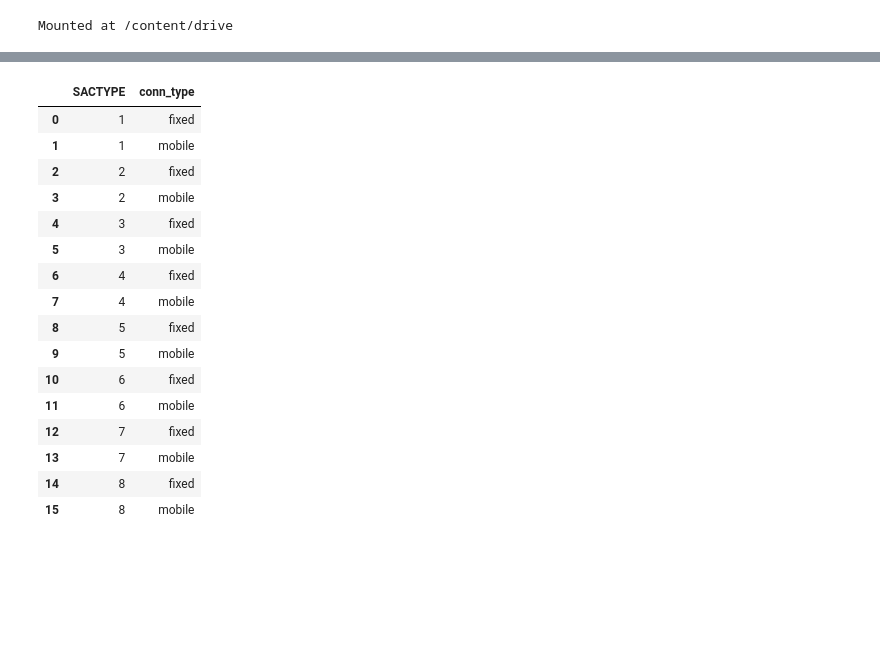
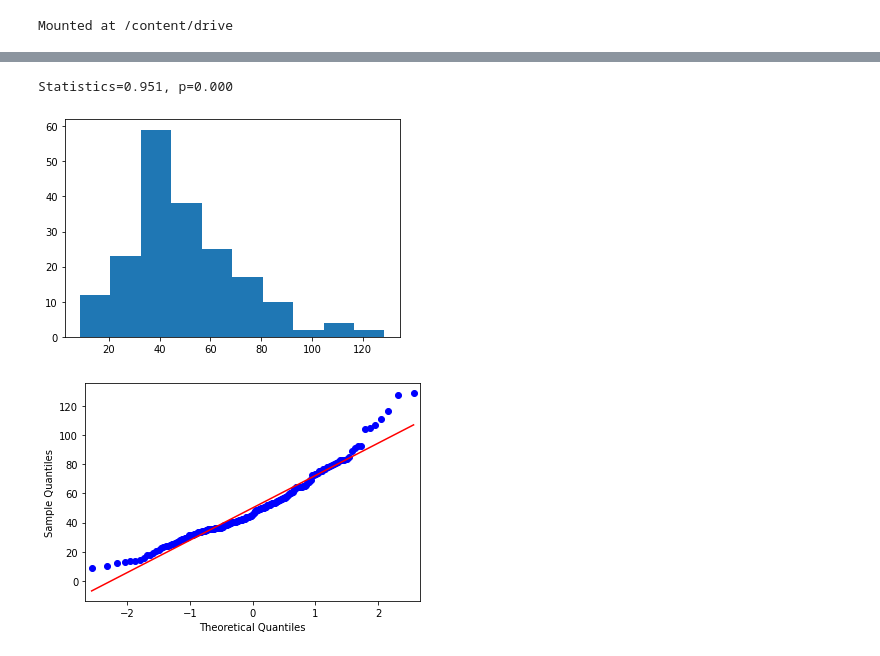
Before and after one commit to rennydoig/ssc22-case-comp, a Jupyter notebook: sonny_dir/F11-forecasting-sactype.ipynb, the cells around one changed output, grey strips where cells are left out. Drawn from its saved outputs; the diff is of its cells as text; code cells hidden in the pictures; blank space fills up the shorter version.

```diff
--- a/sonny_dir/F11-forecasting-sactype.ipynb
+++ b/sonny_dir/F11-forecasting-sactype.ipynb
@@ -131,33 +163,17 @@ val_set = d_data.loc[val_idx, :].reset_index(drop=True)
-# %%
-# create a subset to store true values and forecasts
-f_set = val_set[[group, 'conn_type', 'avg_d_mbps']].sort_values(by=[group, 'conn_type']).reset_index(drop=True)
-
-# As we train & make forecasts, create a column for that model and store it.
-# for example,
-# f_set['model1'] = preds
-# f_set
-
-# create a dataframe to store the errors
-mse_df = pd.DataFrame(val_set.loc[:,[group, 'conn_type']])
-mse_df
-# %% [output]
-|  | SACTYPE | conn_type |
-| 0 | 1 | fixed |
-| 1 | 1 | mobile |
-| 2 | 2 | fixed |
-| 3 | 2 | mobile |
-| 4 | 3 | fixed |
-| 5 | 3 | mobile |
-| 6 | 4 | fixed |
-| 7 | 4 | mobile |
-| 8 | 5 | fixed |
-| 9 | 5 | mobile |
-| 10 | 6 | fixed |
-| 11 | 6 | mobile |
-| 12 | 7 | fixed |
-| 13 | 7 | mobile |
-| 14 | 8 | fixed |
-| 15 | 8 | mobile |
+# %%
+plt.hist(data_lin['avg_d_mbps'])
+
+from statsmodels.graphics.gofplots import qqplot
+qqplot(data_lin['avg_d_mbps'], line='s')
+
+from scipy.stats import shapiro
+## H0: not normally distributed
+stat, p = shapiro(data_lin['avg_d_mbps'])
+print('Statistics=%.3f, p=%.3f' % (stat, p))
+# %% [output]
+Statistics=0.951, p=0.000
+[figure, added]
+[figure, added]
 # %%
 ## Linear regression on the entire data
 import statsmodels.api as sm
```
Also changed, not shown: parts of 16 cells of this notebook, 8 other files.
